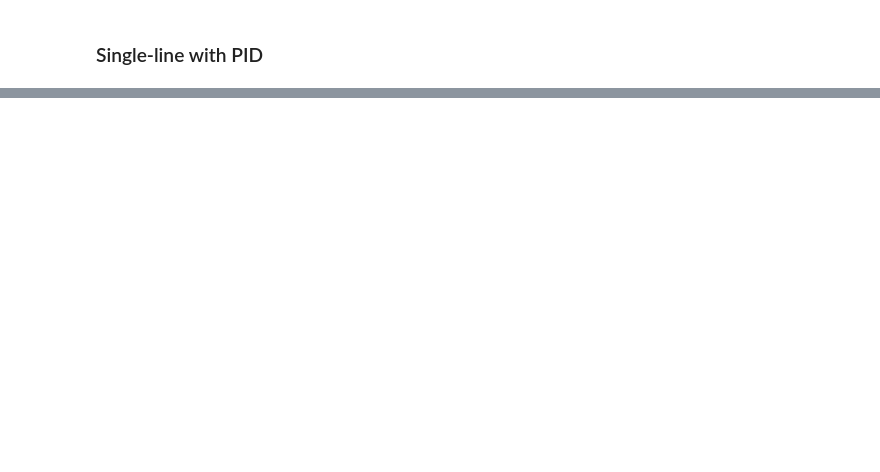
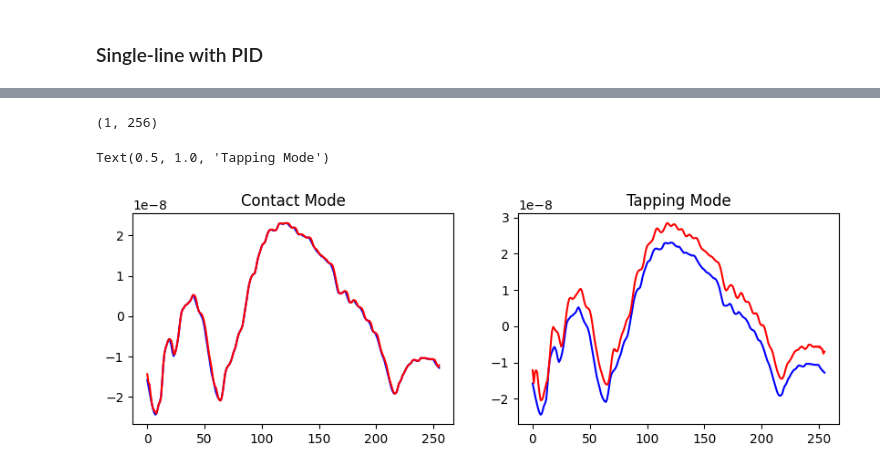
Before and after one commit to pycroscopy/DTMicroscope, a Jupyter notebook: notebooks/AFM/2_AFM_PID_tuning_COLAB_Hackaton.ipynb, the cells around one changed output, grey strips where cells are left out. Drawn from its saved outputs; the diff is of its cells as text; code cells hidden in the pictures; blank space fills up the shorter version.

```diff
--- a/notebooks/AFM/2_AFM_PID_tuning_COLAB_Hackaton.ipynb
+++ b/notebooks/AFM/2_AFM_PID_tuning_COLAB_Hackaton.ipynb
@@ -190,0 +277,26 @@ ax[2].set_title('High I coefficient')
+# %%
+kwargs_contact = {'I': 30, 'dz':0, 'sample_rate': 2000}
+kwargs_tapping = {'I': 15, 'dz':5e-9, 'sample_rate': 2000}
+# %%
+line =  m.scan_individual_line('vertical', channels=['HeightRetrace'], coord = -1e-6, modification=None)
+mod_dict = [{'effect': 'real_PID', 'kwargs': kwargs_contact},]
+line1 =  m.scan_individual_line('vertical', channels=['HeightRetrace'],coord = -1e-6, modification=mod_dict)
+mod_dict = [{'effect': 'real_PID', 'kwargs': kwargs_tapping},]
+line2 =  m.scan_individual_line('vertical', channels=['HeightRetrace'],coord = -1e-6, modification=mod_dict)
+line1.shape
+# %% [output]
+(1, 256)
+# %%
+fig, ax = plt.subplots(1, 2, figsize=(10,3))
+
+
+ax[0].plot(line[0], color='b')
+ax[0].plot(line1[0], color='r')
+ax[0].set_title('Contact Mode')
+
+ax[1].plot(line[0], color='b')
+ax[1].plot(line2[0], color='r')
+ax[1].set_title('Tapping Mode')
+# %% [output]
+Text(0.5, 1.0, 'Tapping Mode')
+[figure, added]
```
Also changed, not shown: parts of 12 cells of this notebook.
